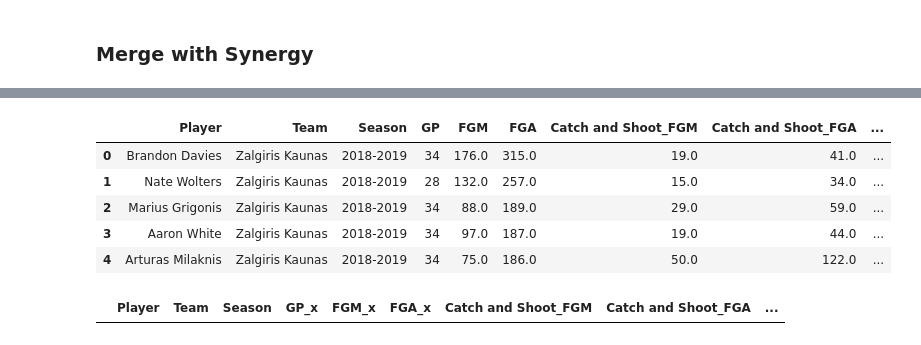
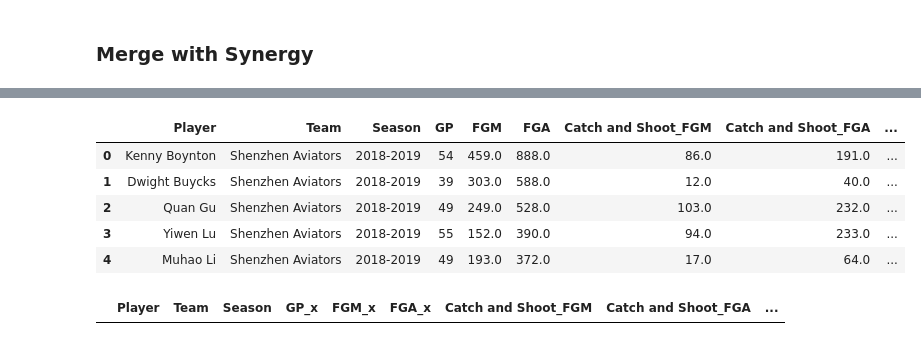
Before and after one commit to xulianrenzoku/synergy_app_clustering, a Jupyter notebook: data_processors/proballers_cba_data_processor.ipynb, the cells around one changed output, grey strips where cells are left out. Drawn from its saved outputs; the diff is of its cells as text; code cells hidden in the pictures.

```diff
--- a/data_processors/proballers_cba_data_processor.ipynb
+++ b/data_processors/proballers_cba_data_processor.ipynb
@@ -240,18 +236,24 @@ synergy_name_dict = {
 # %%
-synergy_df = pd.read_csv('../data/EuroLeague_offense.csv')
+synergy_df = pd.read_csv('../data/CBA_offense.csv')
 synergy_df = synergy_df[synergy_df['Season'] != '2017-2018']\
              .reset_index(drop=True)
+synergy_df = synergy_df[synergy_df['Team'] != 'Shanxi Dongshen Kylins - old Guanghzou team do not use please']\
+             .reset_index(drop=True)
+synergy_df['Team'] = synergy_df['Team']\
+                     .apply(lambda x: x
+                            if x != 'old team do not use Shenzhen Leopards'
+                            else 'Shenzhen Aviators')
 synergy_df['Player'] = synergy_df['Player']\
-                       .apply(lambda x: x.strip(' ').replace('  ', ' '))\
-                       .apply(lambda x: synergy_name_dict.get(x, x))
+                       .apply(lambda x: x.strip(' ').replace('  ', ' '))
+#                        .apply(lambda x: synergy_name_dict.get(x, x))
 synergy_df.head()
 # %% [output]
 |  | Player | Team | Season | GP | FGM | FGA | Catch and Shoot_FGM | Catch and Shoot_FGA | ... |
-| 0 | Brandon Davies | Zalgiris Kaunas | 2018-2019 | 34 | 176.0 | 315.0 | 19.0 | 41.0 | ... |
-| 1 | Nate Wolters | Zalgiris Kaunas | 2018-2019 | 28 | 132.0 | 257.0 | 15.0 | 34.0 | ... |
-| 2 | Marius Grigonis | Zalgiris Kaunas | 2018-2019 | 34 | 88.0 | 189.0 | 29.0 | 59.0 | ... |
-| 3 | Aaron White | Zalgiris Kaunas | 2018-2019 | 34 | 97.0 | 187.0 | 19.0 | 44.0 | ... |
-| 4 | Arturas Milaknis | Zalgiris Kaunas | 2018-2019 | 34 | 75.0 | 186.0 | 50.0 | 122.0 | ... |
+| 0 | Kenny Boynton | Shenzhen Aviators | 2018-2019 | 54 | 459.0 | 888.0 | 86.0 | 191.0 | ... |
+| 1 | Dwight Buycks | Shenzhen Aviators | 2018-2019 | 39 | 303.0 | 588.0 | 12.0 | 40.0 | ... |
+| 2 | Quan Gu | Shenzhen Aviators | 2018-2019 | 49 | 249.0 | 528.0 | 103.0 | 232.0 | ... |
+| 3 | Yiwen Lu | Shenzhen Aviators | 2018-2019 | 55 | 152.0 | 390.0 | 94.0 | 233.0 | ... |
+| 4 | Muhao Li | Shenzhen Aviators | 2018-2019 | 49 | 193.0 | 372.0 | 17.0 | 64.0 | ... |
 # %%
 df = synergy_df.merge(pb_df,
                       on=['Season', 'Team', 'Player'],
```
Also changed, not shown: parts of 4 cells of this notebook.
